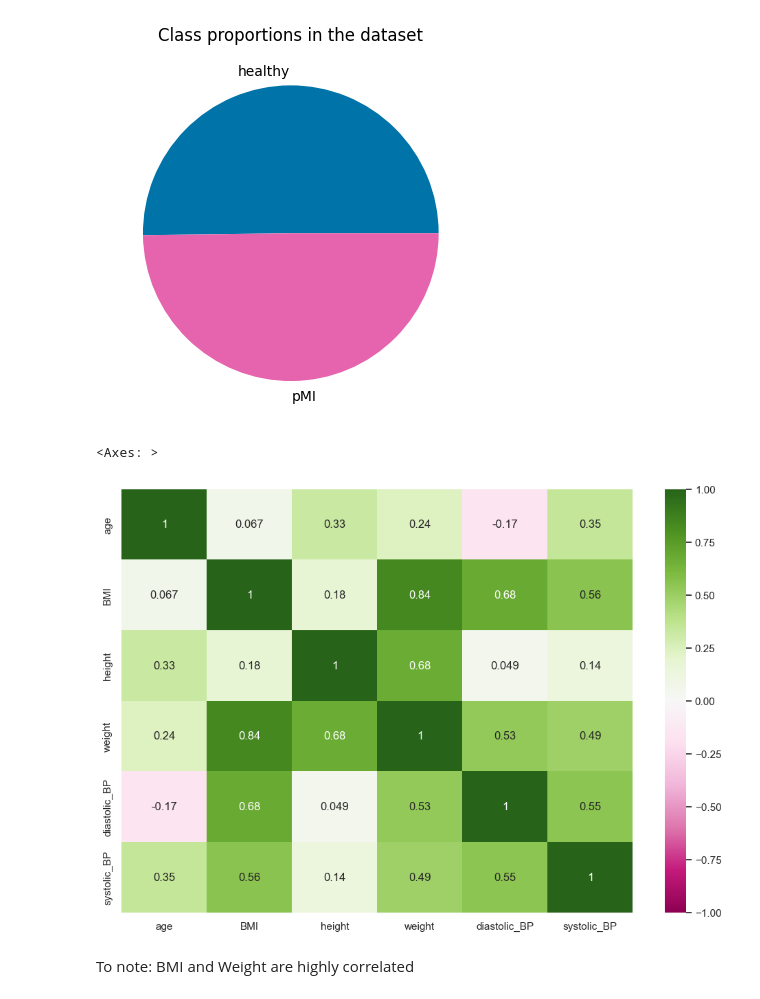
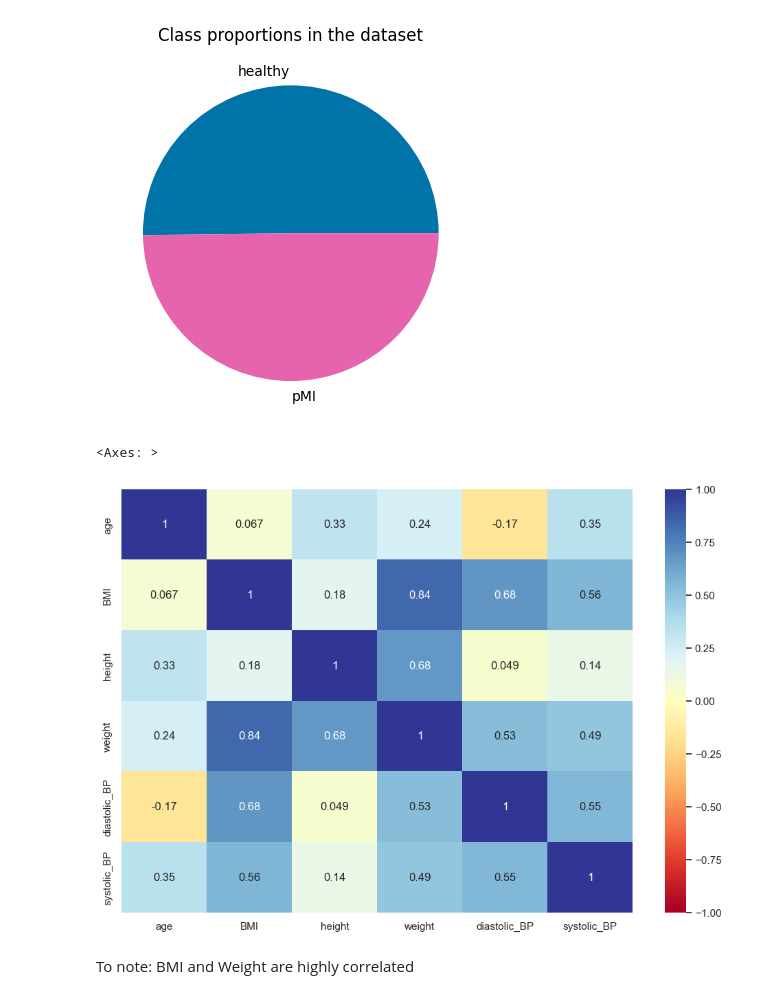
Before and after one commit to emilynurden/myocardial-infarction-predictions, a Jupyter notebook: notebooks:/data_exploration.ipynb, the cells around one changed output. Drawn from its saved outputs; the diff is of its cells as text; code cells hidden in the pictures.

Commit message:
changed colourmap on heatmap

```diff
--- a/notebooks:/data_exploration.ipynb
+++ b/notebooks:/data_exploration.ipynb
@@ -214,10 +214,10 @@ Text(0.5, 1.0, 'Class proportions in the dataset')
 # %%
 plt.figure(figsize=(12,8))
 #pick diverging colourmap
-sns.heatmap(df_to_explore[numeric_feature_columns].corr(), annot=True, cmap='PiYG', vmin = -1, vmax =1)
+sns.heatmap(df_to_explore[numeric_feature_columns].corr(), annot=True, cmap='RdYlBu', vmin = -1, vmax =1)
 # %% [output]
 <Axes: >
-[figure, old version]
+[figure, new version]
 # %% [markdown]
 To note: BMI and Weight are highly correlated
 # %% [markdown]
```
